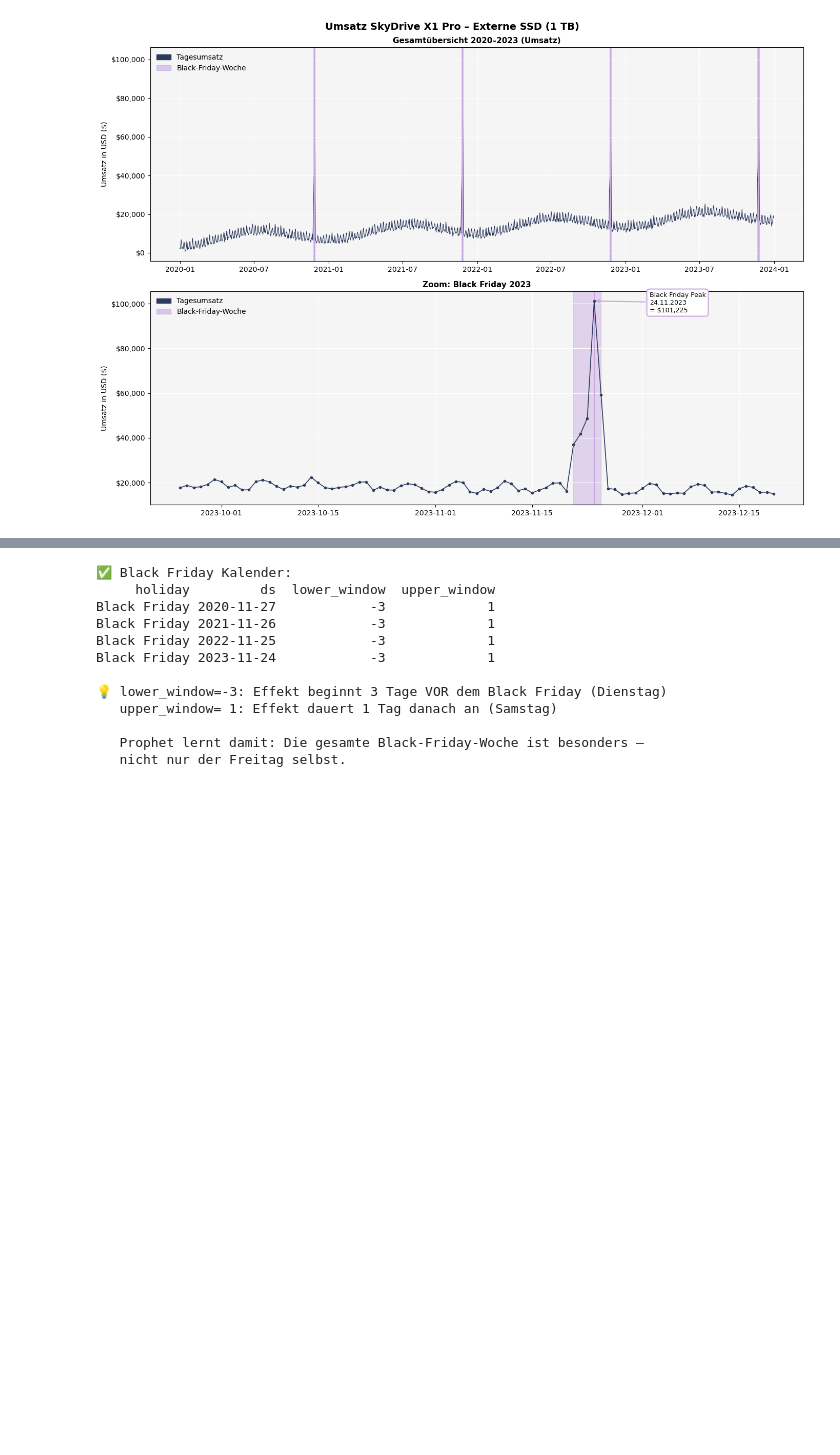
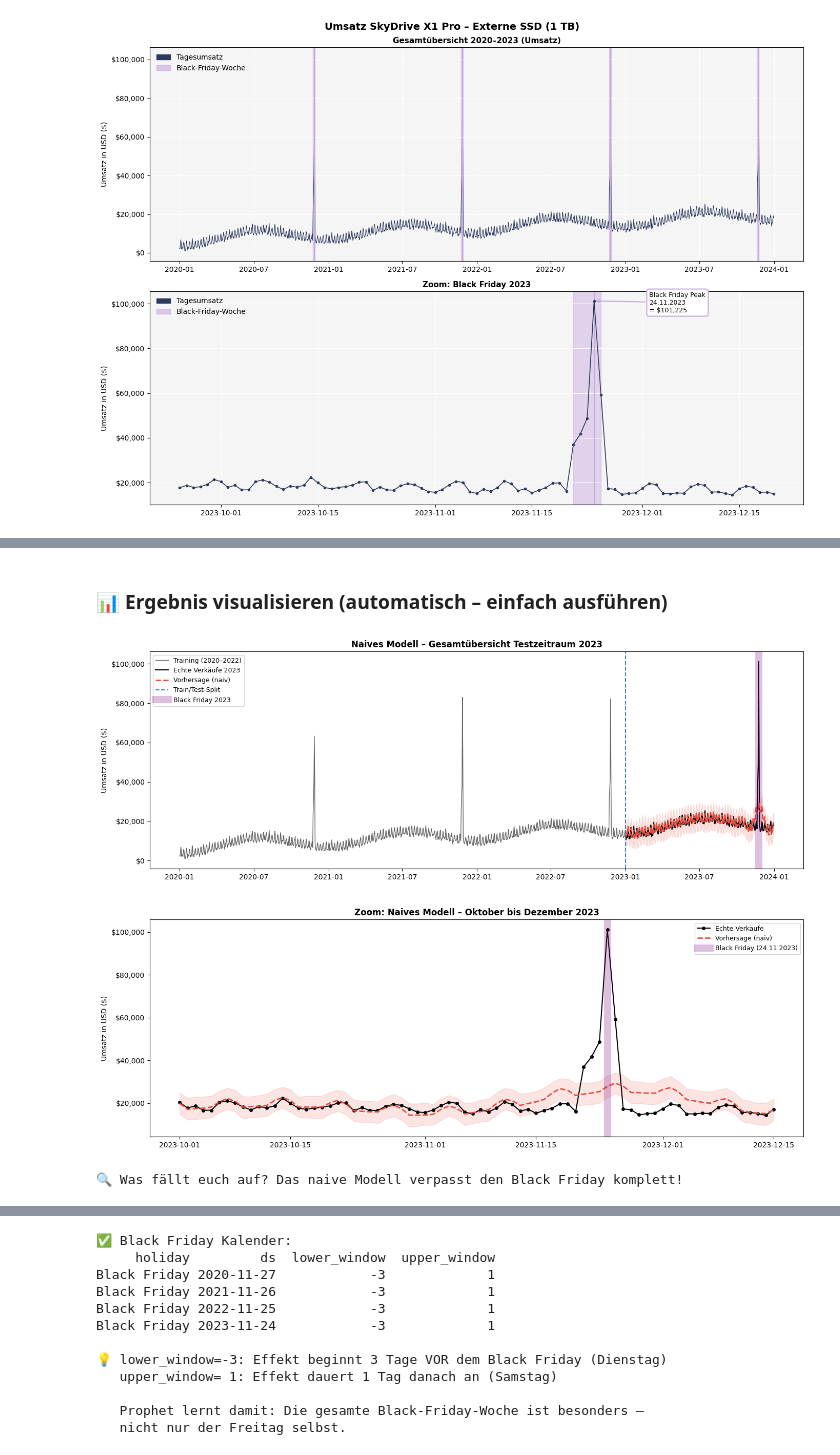
Before and after one commit to KaiSteffen/Business-Prognosis, a Jupyter notebook: notebooks/prophet_handson_solution.ipynb, the cells around one changed output, grey strips where cells are left out. Cells and saved outputs as stored; diff of their text form; code cells hidden in the pictures; blank space fills up the shorter version.

```diff
--- a/notebooks/prophet_handson_solution.ipynb
+++ b/notebooks/prophet_handson_solution.ipynb
@@ -307,2 +264,60 @@ Test:     2023-01-01 bis 2023-12-31 (365 Tage)
+# %% [markdown]
+### 📊 Ergebnis visualisieren (automatisch – einfach ausführen)
+# %%
+# ------------------------------------------------------------
+# AUTO-PLOT: Naives Modell – einfach ausführen!
+# ------------------------------------------------------------
+
+ZOOM_START = '2023-10-01'
+ZOOM_END   = '2023-12-15'
+
+# --- Plot 1: Gesamtübersicht ---
+fig, ax = plt.subplots(figsize=(14, 5))
+ax.plot(df_train['ds'], df_train['y'], color='#666666', linewidth=1,
+        label='Training (2020–2022)', alpha=1.0)
+ax.plot(df_test['ds'], df_test['y'], color='black', linewidth=1.5,
+        label='Echte Verkäufe 2023')
+ax.plot(forecast_naive['ds'], forecast_naive['yhat'], color='#e74c3c',
+        linewidth=2, linestyle='--', label='Vorhersage (naiv)')
+ax.fill_between(forecast_naive['ds'],
+                forecast_naive['yhat_lower'], forecast_naive['yhat_upper'],
+                alpha=0.15, color='#e74c3c')
+ax.axvline(pd.to_datetime(SPLIT_DATE), color='steelblue', linestyle='--',
+           linewidth=1.5, label='Train/Test-Split')
+ax.axvline(pd.to_datetime('2023-11-24'), color='purple', alpha=0.25,
+           linewidth=10, label='Black Friday 2023')
+ax.yaxis.set_major_formatter(plt.FuncFormatter(lambda x, _: f'${x:,.0f}'))
+ax.set_title('Naives Modell – Gesamtübersicht Testzeitraum 2023', fontweight='bold')
+ax.set_ylabel('Umsatz in USD ($)')
+ax.legend(fontsize=9)
+plt.tight_layout()
+plt.show()
+
+# --- Plot 2: Zoom auf Black Friday ---
+test_zoom     = df_test[(df_test['ds'] >= ZOOM_START) & (df_test['ds'] <= ZOOM_END)]
+forecast_zoom = forecast_naive[(forecast_naive['ds'] >= ZOOM_START) & (forecast_naive['ds'] <= ZOOM_END)]
+
+fig, ax = plt.subplots(figsize=(14, 5))
+ax.plot(test_zoom['ds'], test_zoom['y'], marker='o', color='black', markersize=4,
+        linewidth=1.5, label='Echte Verkäufe')
+ax.plot(forecast_zoom['ds'], forecast_zoom['yhat'], color='#e74c3c',
+        linewidth=2, linestyle='--', label='Vorhersage (naiv)')
+ax.fill_between(forecast_zoom['ds'],
+                forecast_zoom['yhat_lower'], forecast_zoom['yhat_upper'],
+                alpha=0.15, color='#e74c3c')
+ax.axvline(pd.to_datetime('2023-11-24'), color='purple', alpha=0.25,
+           linewidth=10, label='Black Friday (24.11.2023)')
+ax.yaxis.set_major_formatter(plt.FuncFormatter(lambda x, _: f'${x:,.0f}'))
+ax.set_title('Zoom: Naives Modell – Oktober bis Dezember 2023', fontweight='bold')
+ax.set_ylabel('Umsatz in USD ($)')
+ax.legend(fontsize=9)
+plt.tight_layout()
+plt.show()
+
+print('🔍 Was fällt euch auf? Das naive Modell verpasst den Black Friday komplett!')
+# %% [output]
+[figure, added]
+[figure, added]
+🔍 Was fällt euch auf? Das naive Modell verpasst den Black Friday komplett!
 # %% [markdown]
 ---
```
Also changed, not shown: parts of 16 cells of this notebook, 19 other files.
